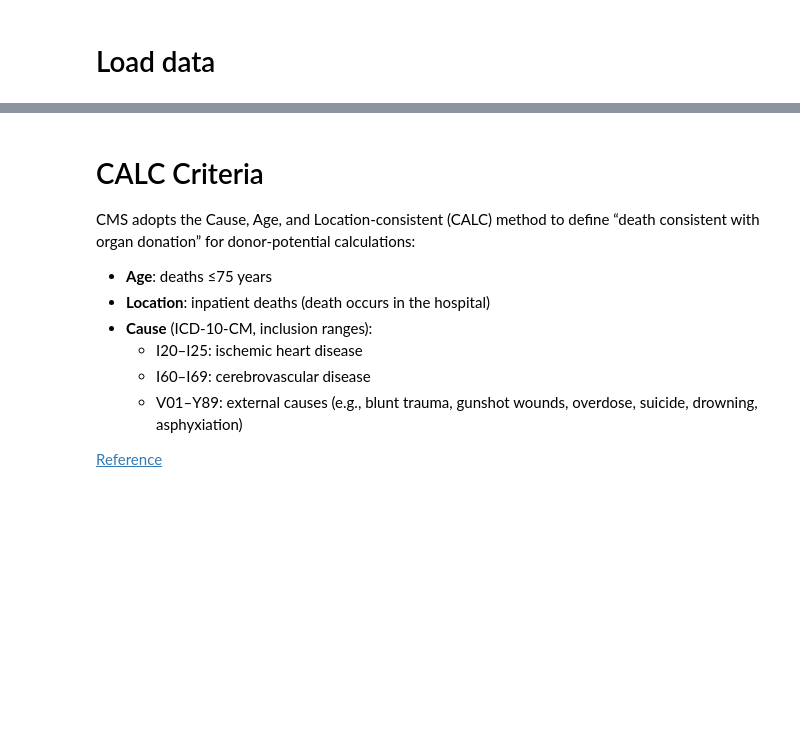
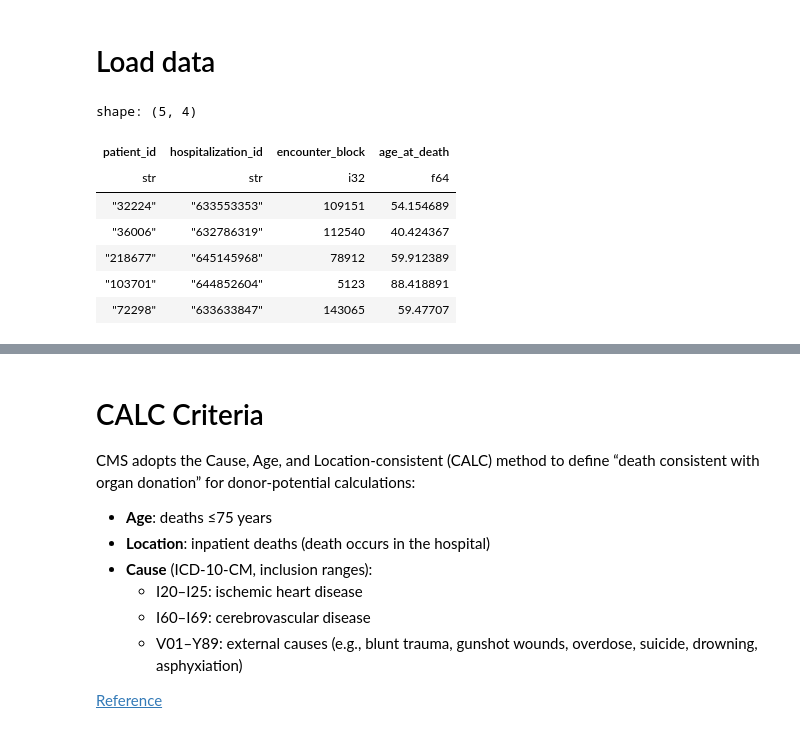
Before and after one commit to Common-Longitudinal-ICU-data-Format/CLIF-donor-identifier, a Jupyter notebook: code/02_calc_criteria.ipynb, the cells around one changed output, grey strips where cells are left out. Cells and saved outputs as stored; diff of their text form; code cells hidden in the pictures; blank space fills up the shorter version.

Commit message:
feat: revisions for table one generation

```diff
--- a/code/02_calc_criteria.ipynb
+++ b/code/02_calc_criteria.ipynb
@@ -19,6 +24,17 @@ print(f"File Type: {file_type}")
 # Load data
 # %%
 relevant_cohort_with_deathage = pl.read_parquet("../output/intermediate/relevant_cohort_with_deathage.parquet")
+# %%
+relevant_cohort_with_deathage.head()
+# %% [output]
+shape: (5, 4)
+| patient_id | hospitalization_id | encounter_block | age_at_death |
+| str | str | i32 | f64 |
+| "32224" | "633553353" | 109151 | 54.154689 |
+| "36006" | "632786319" | 112540 | 40.424367 |
+| "218677" | "645145968" | 78912 | 59.912389 |
+| "103701" | "644852604" | 5123 | 88.418891 |
+| "72298" | "633633847" | 143065 | 59.47707 |
 # %%
 hospital_dx_filepath = f"{tables_path}/clif_hospital_diagnosis.{file_type}"
 hosp_dx_df = read_data(hospital_dx_filepath, file_type)
```
Also changed, not shown: parts of 6 cells of this notebook, 1 other file.
